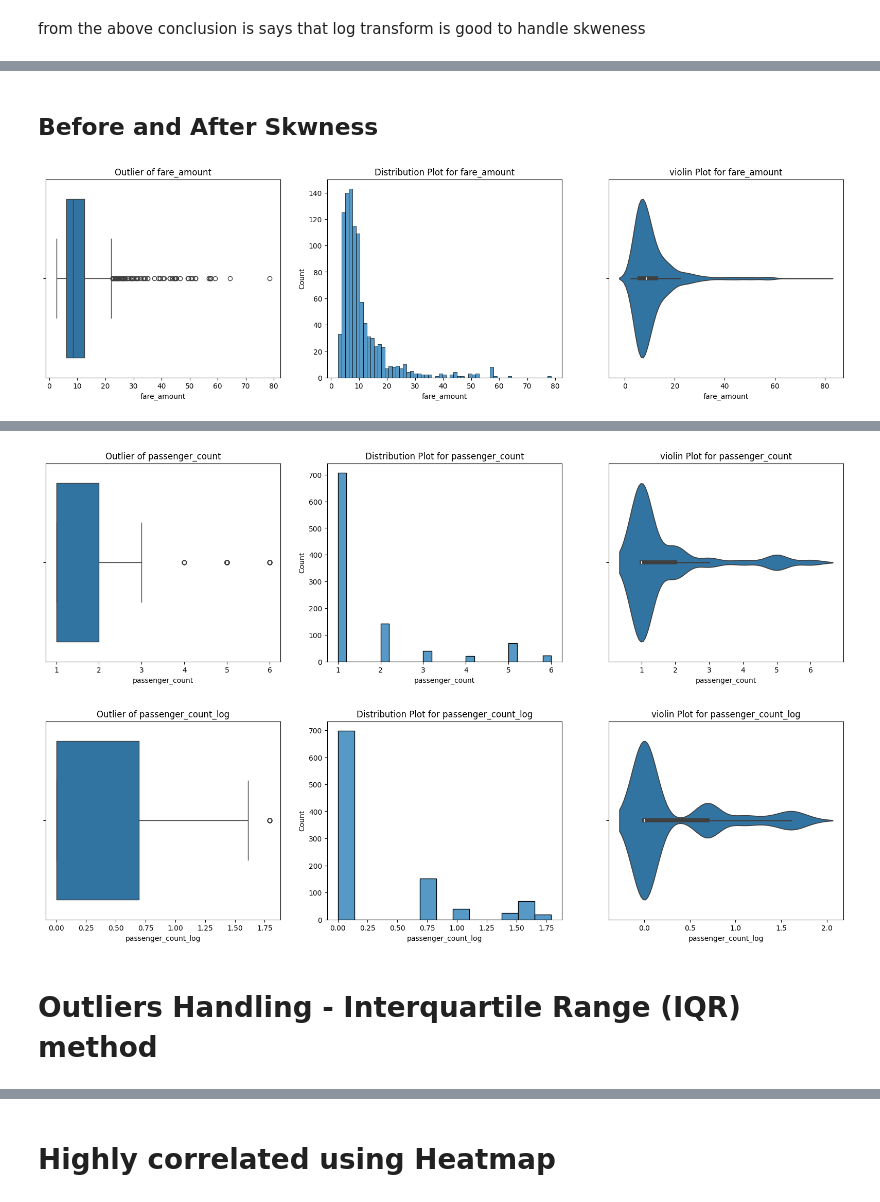
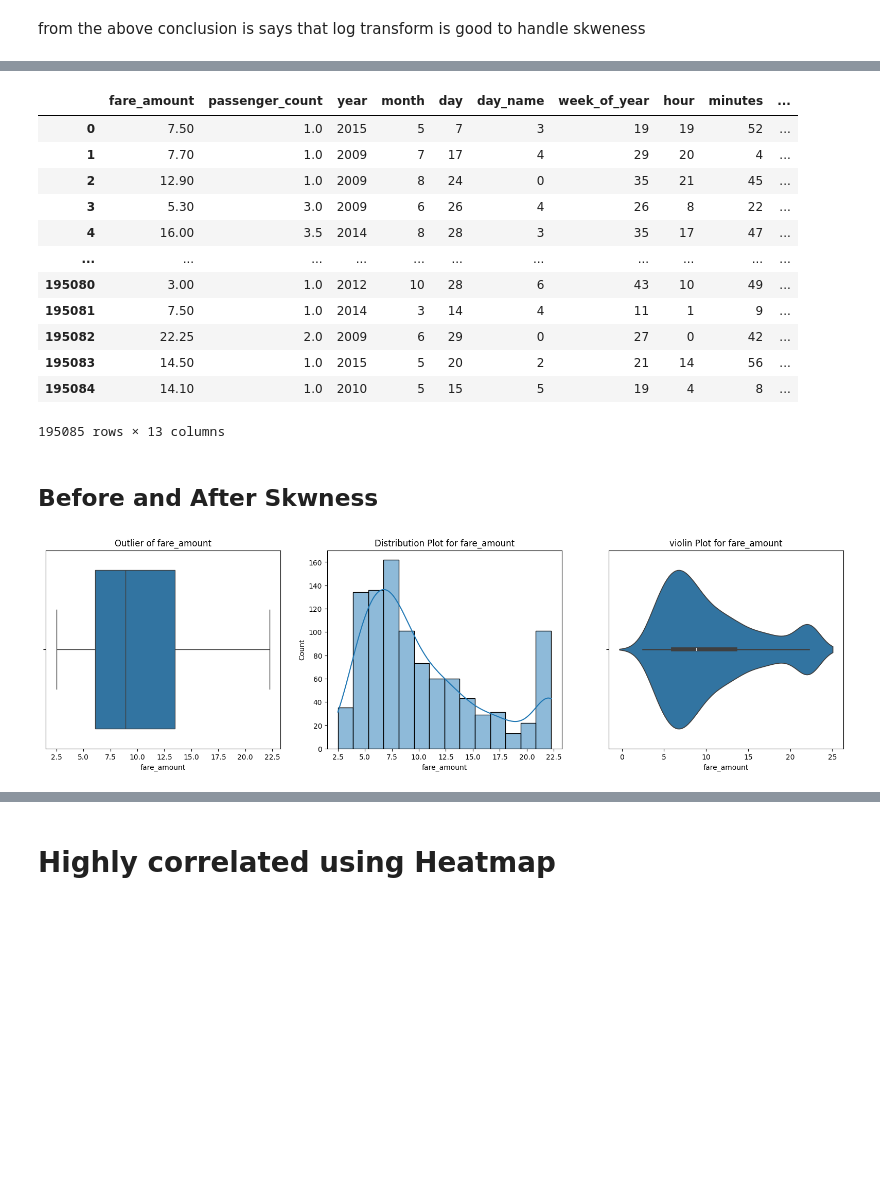
Before and after one commit to AJAYVISWA22/Uber-Fare-Prediction, a Jupyter notebook: Data_EXP.ipynb, the cells around one changed output, grey strips where cells are left out. Drawn from its saved outputs; the diff is of its cells as text; code cells hidden in the pictures; blank space fills up the shorter version.

```diff
--- a/Data_EXP.ipynb
+++ b/Data_EXP.ipynb
@@ -585,6 +938,6 @@ df_null.describe().T
 # %% [markdown]
 # Skewness Handling
 # %%
-df_skew=df_null.copy()
+df_skew=df_out.copy()
 df_skew.head()
 # %% [output]
@@ -608,7 +961,7 @@ def plot(df,column):
     plt.title(f"Outlier of {column}")
 
     plt.subplot(1,3,2)
-    sns.histplot(data=sampled_df,x=column)
+    sns.histplot(data=sampled_df,x=column, kde=True)
     plt.title(f'Distribution Plot for {column}')
 
     plt.subplot(1,3,3)
@@ -646,8 +1000,7 @@ Index(['fare_amount', 'pickup_longitude', 'pickup_latitude',
       dtype='object')
 # %%
-for i in ['fare_amount', 'pickup_longitude', 'pickup_latitude',
-       'dropoff_longitude', 'dropoff_latitude', 'passenger_count', 'date',
-       'year', 'month', 'day', 'day_name', 'week_of_year', 'hour',
-       'minutes', 'time_of_day', 'vehicle_type', 'distance_km']:
+for i in ['fare_amount', 'passenger_count', 'year', 'month', 'day', 'day_name',
+       'week_of_year', 'hour', 'minutes', 'time_of_day', 'vehicle_type',
+       'distance_km']:
     plot(df_skew,i)
 # %% [output]
@@ -814,7 +1145,29 @@ df3
+# %%
+df_skew['fare_amount_log'] = np.log(df_skew['fare_amount'])
+
+df_skew=df_skew.drop(columns=['passenger_count_log','distance_km_log'])
+
+
+
+df_skew
+# %% [output]
+|  | fare_amount | passenger_count | year | month | day | day_name | week_of_year | hour | minutes | ... |
+| 0 | 7.50 | 1.0 | 2015 | 5 | 7 | 3 | 19 | 19 | 52 | ... |
+| 1 | 7.70 | 1.0 | 2009 | 7 | 17 | 4 | 29 | 20 | 4 | ... |
+| 2 | 12.90 | 1.0 | 2009 | 8 | 24 | 0 | 35 | 21 | 45 | ... |
+| 3 | 5.30 | 3.0 | 2009 | 6 | 26 | 4 | 26 | 8 | 22 | ... |
+| 4 | 16.00 | 3.5 | 2014 | 8 | 28 | 3 | 35 | 17 | 47 | ... |
+| ... | ... | ... | ... | ... | ... | ... | ... | ... | ... | ... |
+| 195080 | 3.00 | 1.0 | 2012 | 10 | 28 | 6 | 43 | 10 | 49 | ... |
+| 195081 | 7.50 | 1.0 | 2014 | 3 | 14 | 4 | 11 | 1 | 9 | ... |
+| 195082 | 22.25 | 2.0 | 2009 | 6 | 29 | 0 | 27 | 0 | 42 | ... |
+| 195083 | 14.50 | 1.0 | 2015 | 5 | 20 | 2 | 21 | 14 | 56 | ... |
+| 195084 | 14.10 | 1.0 | 2010 | 5 | 15 | 5 | 19 | 4 | 8 | ... |
+195085 rows × 13 columns
 # %% [markdown]
 ## Before  and After Skwness
 # %%
-for i in ["fare_amount","fare_amount_log","passenger_count","passenger_count_log"]:
-    plot(df3,i)
+for i in ["fare_amount","fare_amount_log"]:
+    plot(df_skew,i)
 # %% [output]
-[figure, old version]
+[figure, new version]
@@ -822,4 +1174,0 @@ for i in ["fare_amount","fare_amount_log","passenger_count","passenger_count_log
-[figure, removed]
-[figure, removed]
-# %% [markdown]
-# Outliers Handling - Interquartile Range (IQR) method
```
Also changed, not shown: parts of 52 cells of this notebook.
